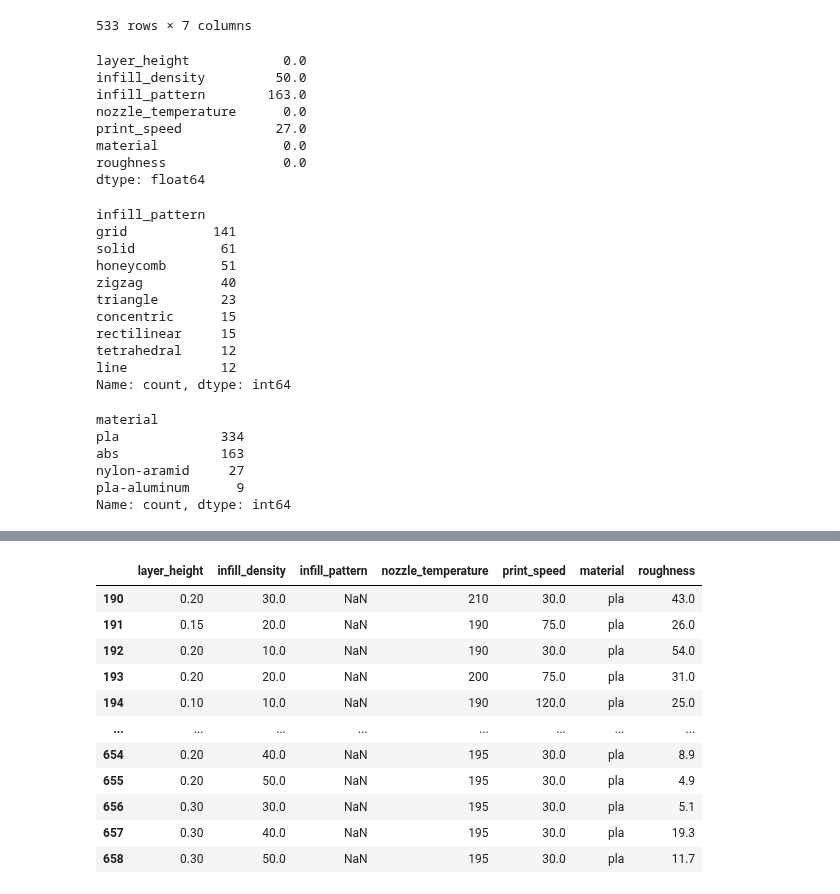
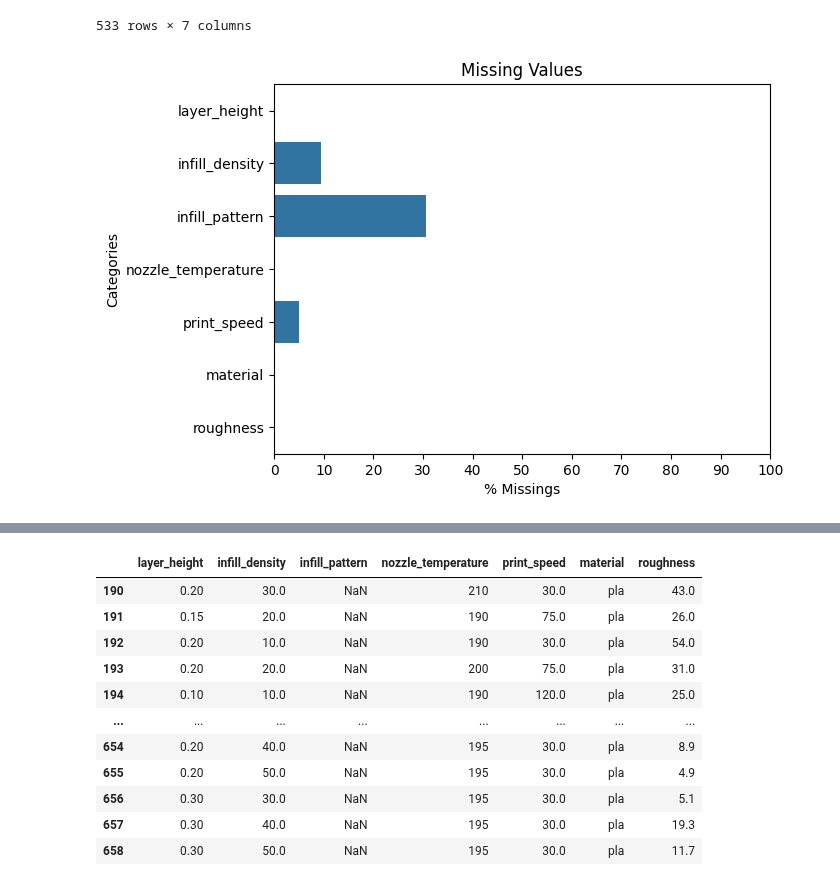
Before and after one commit to hanzlayyy/FYDP, a Jupyter notebook: FYDP_Notebook_V1_0.ipynb, the cells around one changed output, grey strips where cells are left out. Drawn from its saved outputs; the diff is of its cells as text; code cells hidden in the pictures.

```diff
--- a/FYDP_Notebook_V1_0.ipynb
+++ b/FYDP_Notebook_V1_0.ipynb
@@ -42,37 +43,14 @@ df
 | 657 | 0.30 | 40.0 | NaN | 195 | 30.0 | pla | 19.3 |
 | 658 | 0.30 | 50.0 | NaN | 195 | 30.0 | pla | 11.7 |
 533 rows × 7 columns
-# %%
-df.isnull().mean()*len(df)
-# %% [output]
-layer_height            0.0
-infill_density         50.0
-infill_pattern        163.0
-nozzle_temperature      0.0
-print_speed            27.0
-material                0.0
-roughness               0.0
-dtype: float64
-# %%
-df['infill_pattern'].value_counts()
-# %% [output]
-infill_pattern
-grid           141
-solid           61
-honeycomb       51
-zigzag          40
-triangle        23
-concentric      15
-rectilinear     15
-tetrahedral     12
-line            12
-Name: count, dtype: int64
-# %%
-df['material'].value_counts()
-# %% [output]
-material
-pla             334
-abs             163
-nylon-aramid     27
-pla-aluminum      9
-Name: count, dtype: int64
+# %%
+x_1 = pd.Series(df.isnull().mean()*100).values
+y_1 = pd.Series(df.isnull().mean()*100).index
+sns.barplot(x=x_1, y=y_1, orient='h')
+plt.xlabel('% Missings')
+plt.xticks(range(0, 110, 10))
+plt.ylabel('Categories')
+plt.title('Missing Values')
+plt.show()
+# %% [output]
+[figure, added]
```
Also changed, not shown: parts of 55 cells of this notebook.
